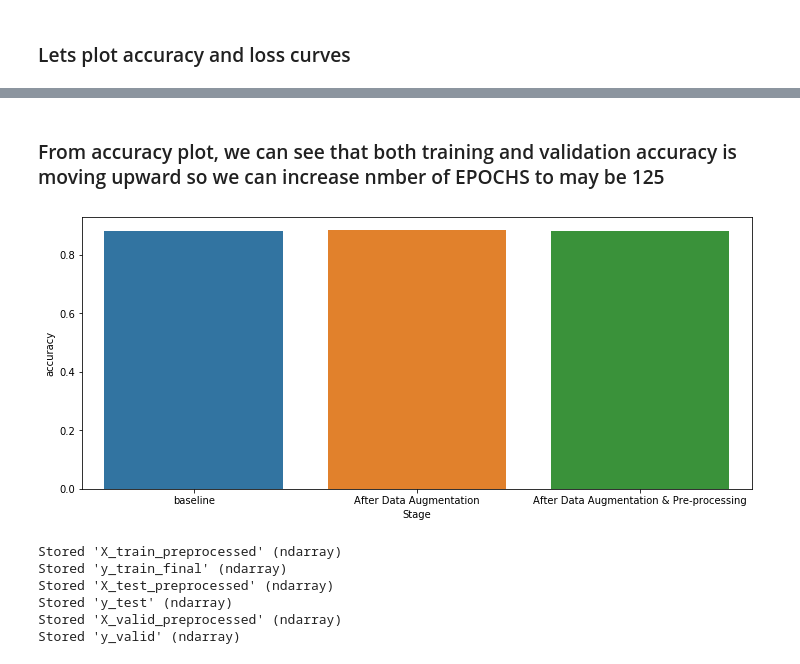
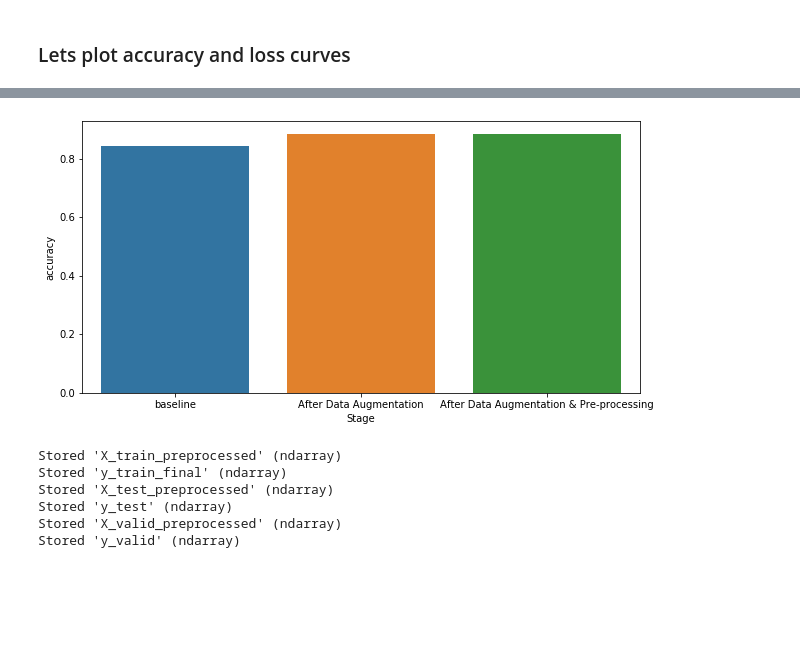
Before and after one commit to apanchal/iima-epaba-batch03, a Jupyter notebook: notebooks/0000_001_2.ipynb, the cells around one changed output, grey strips where cells are left out. Cells and saved outputs as stored; diff of their text form; code cells hidden in the pictures; blank space fills up the shorter version.

```diff
--- a/notebooks/0000_001_2.ipynb
+++ b/notebooks/0000_001_2.ipynb
@@ -588,13 +610,11 @@ plt.show()
-# %% [markdown]
-### From accuracy plot, we can see that both training and validation accuracy is moving upward so we can increase nmber of EPOCHS to may be 125
 # %%
-# plt.figure() creates a figure object, which we here used to customise the size of the chart.
-acre_fires_fig = plt.figure(figsize=(12,5))
-sns.barplot(x='Stage',y='accuracy',data=basline_bench_mark_df)
+basline_bench_mark_csv_df = pd.read_csv('../reports/data_benchmark_v1.csv')
+acre_fires_fig = plt.figure(figsize=(10,5))
+sns.barplot(x='Stage',y='accuracy',data=basline_bench_mark_csv_df)
 plt.savefig('../plots/data_prep/baseline.png')
 plt.show()
 # %% [output]
-[figure, old version]
+[figure, new version]
 # %%
 # store main data for furthur procesing
 
```
Also changed, not shown: parts of 22 cells of this notebook, 16 other files.
